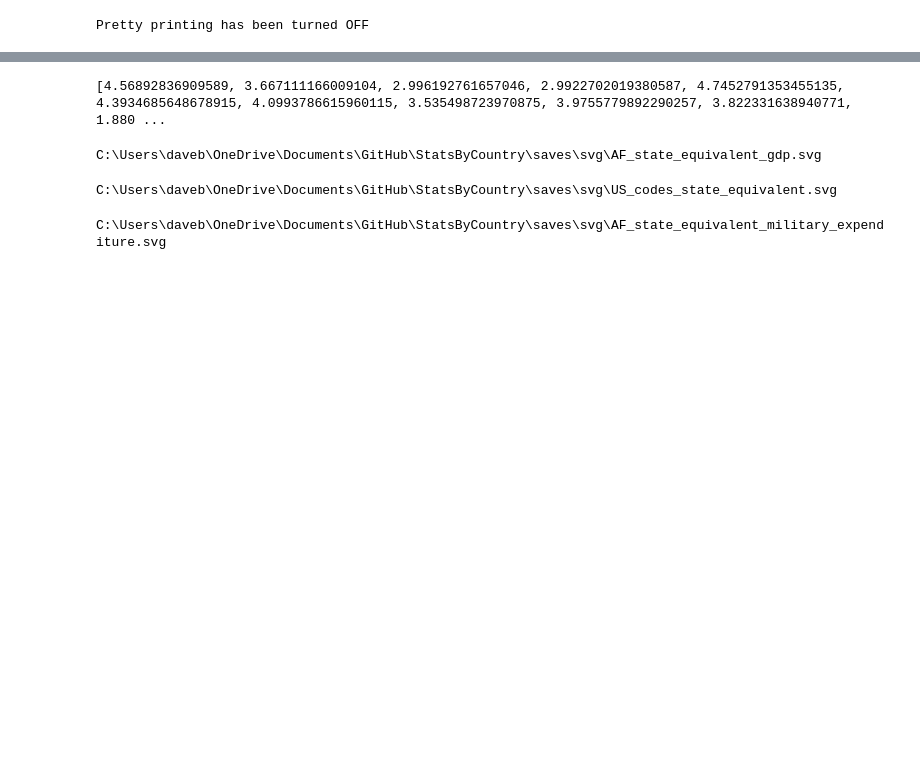
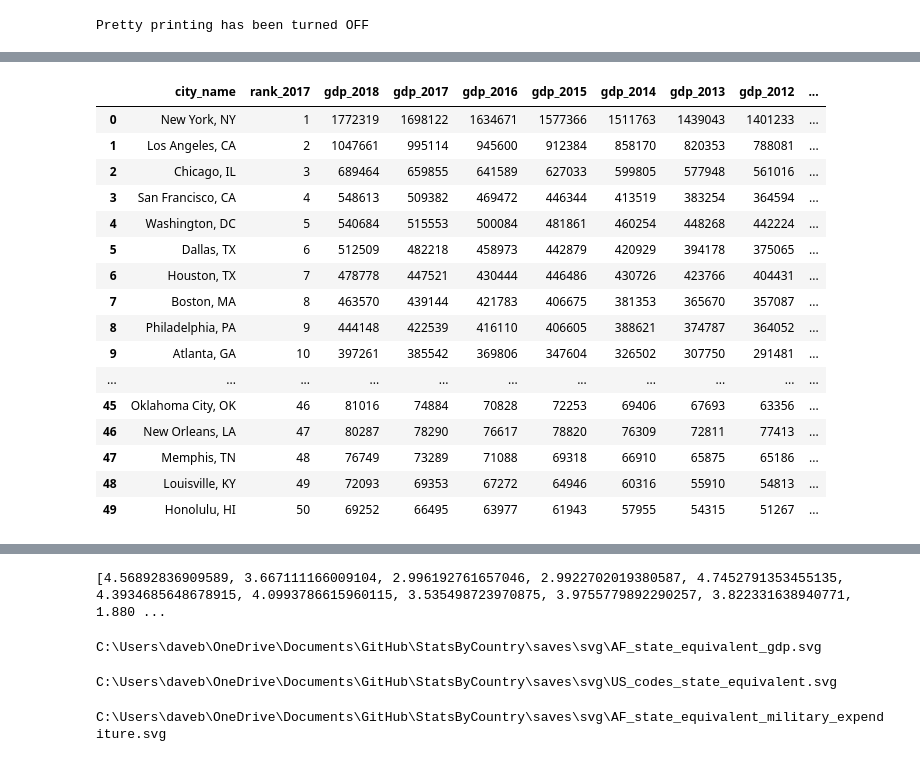
Before and after one commit to dbabbitt/StatsByCountry, a Jupyter notebook: ipynb/Eurasia Explorations.ipynb, the cells around one changed output, grey strips where cells are left out. Cells and saved outputs as stored; diff of their text form; code cells hidden in the pictures; blank space fills up the shorter version.

```diff
--- a/ipynb/Eurasia Explorations.ipynb
+++ b/ipynb/Eurasia Explorations.ipynb
@@ -38,0 +53,6 @@ eurasia_df[columns_list].sort_values(['pwrindx_score'], ascending=[False])
+# %%
+
+gdp_countries_df = s.load_object('gdp_countries_df')
+mask_series = gdp_countries_df.country_name.isin(vermont_countries_list)
+print(gdp_countries_df[mask_series].shape[0])
+gdp_countries_df[mask_series]
@@ -38,0 +78,46 @@ eurasia_df[columns_list].sort_values(['pwrindx_score'], ascending=[False])
+# %%
+
+# Get the city GDPs dataframe
+if s.pickle_exists('gdp_us_cities_df'):
+    gdp_cities_df = s.load_object('gdp_us_cities_df')
+else:
+    %run ../load_magic/dataframes.py
+
+    tables_url = 'https://en.wikipedia.org/wiki/List_of_U.S._metropolitan_areas_by_GDP'
+    table_dfs_list = get_wiki_tables(tables_url, verbose=True)
+    gdp_cities_df = table_dfs_list[0].copy()
+    gdp_cities_df.columns = ['rank_2017', 'metropolitan_area', 'gdp_2018', 'gdp_2017', 'gdp_2016', 'gdp_2015', 'gdp_2014', 'gdp_2013', 'gdp_2012',
+                             'population_2010']
+    def f(x):
+        metropolitan_area = str(x)
+        strs_list = metropolitan_area.split(', ')
+        city_str = strs_list[0].split('-')[0].split('/')[0].split('—')[0].replace('Urban ', '')
+        state_str = strs_list[-1].split('-')[0].split(' (')[0].split('—')[0]
+
+        return f'{city_str}, {state_str}'
+    gdp_cities_df['city_name'] = gdp_cities_df.metropolitan_area.map(f)
+    columns_list = ['city_name', 'rank_2017', 'gdp_2018', 'gdp_2017', 'gdp_2016', 'gdp_2015', 'gdp_2014', 'gdp_2013', 'gdp_2012', 'population_2010',
+                    'metropolitan_area']
+    gdp_cities_df = gdp_cities_df[columns_list]
+    s.store_objects(gdp_us_cities_df=gdp_cities_df)
+# %%
+
+gdp_cities_df
+# %% [output]
+|  | city_name | rank_2017 | gdp_2018 | gdp_2017 | gdp_2016 | gdp_2015 | gdp_2014 | gdp_2013 | gdp_2012 | ... |
+| 0 | New York, NY | 1 | 1772319 | 1698122 | 1634671 | 1577366 | 1511763 | 1439043 | 1401233 | ... |
+| 1 | Los Angeles, CA | 2 | 1047661 | 995114 | 945600 | 912384 | 858170 | 820353 | 788081 | ... |
+| 2 | Chicago, IL | 3 | 689464 | 659855 | 641589 | 627033 | 599805 | 577948 | 561016 | ... |
+| 3 | San Francisco, CA | 4 | 548613 | 509382 | 469472 | 446344 | 413519 | 383254 | 364594 | ... |
+| 4 | Washington, DC | 5 | 540684 | 515553 | 500084 | 481861 | 460254 | 448268 | 442224 | ... |
+| 5 | Dallas, TX | 6 | 512509 | 482218 | 458973 | 442879 | 420929 | 394178 | 375065 | ... |
+| 6 | Houston, TX | 7 | 478778 | 447521 | 430444 | 446486 | 430726 | 423766 | 404431 | ... |
+| 7 | Boston, MA | 8 | 463570 | 439144 | 421783 | 406675 | 381353 | 365670 | 357087 | ... |
+| 8 | Philadelphia, PA | 9 | 444148 | 422539 | 416110 | 406605 | 388621 | 374787 | 364052 | ... |
+| 9 | Atlanta, GA | 10 | 397261 | 385542 | 369806 | 347604 | 326502 | 307750 | 291481 | ... |
+| ... | ... | ... | ... | ... | ... | ... | ... | ... | ... | ... |
+| 45 | Oklahoma City, OK | 46 | 81016 | 74884 | 70828 | 72253 | 69406 | 67693 | 63356 | ... |
+| 46 | New Orleans, LA | 47 | 80287 | 78290 | 76617 | 78820 | 76309 | 72811 | 77413 | ... |
+| 47 | Memphis, TN | 48 | 76749 | 73289 | 71088 | 69318 | 66910 | 65875 | 65186 | ... |
+| 48 | Louisville, KY | 49 | 72093 | 69353 | 67272 | 64946 | 60316 | 55910 | 54813 | ... |
+| 49 | Honolulu, HI | 50 | 69252 | 66495 | 63977 | 61943 | 57955 | 54315 | 51267 | ... |
```
Also changed, not shown: parts of 8 cells of this notebook, 44 other files.
